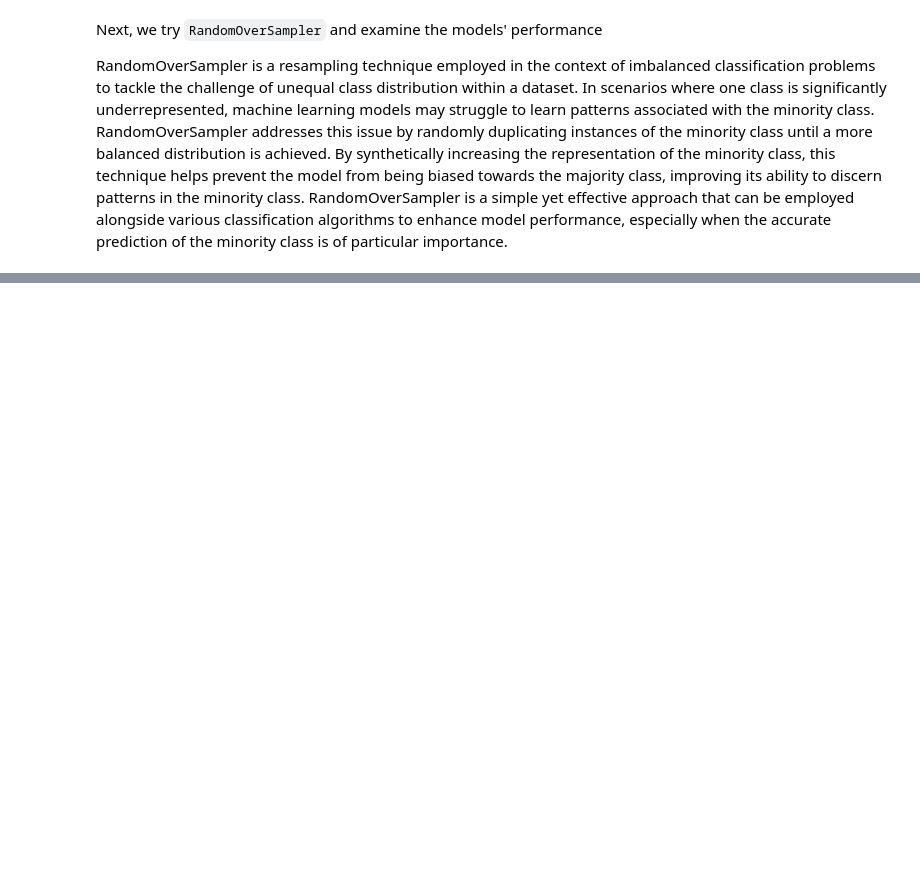
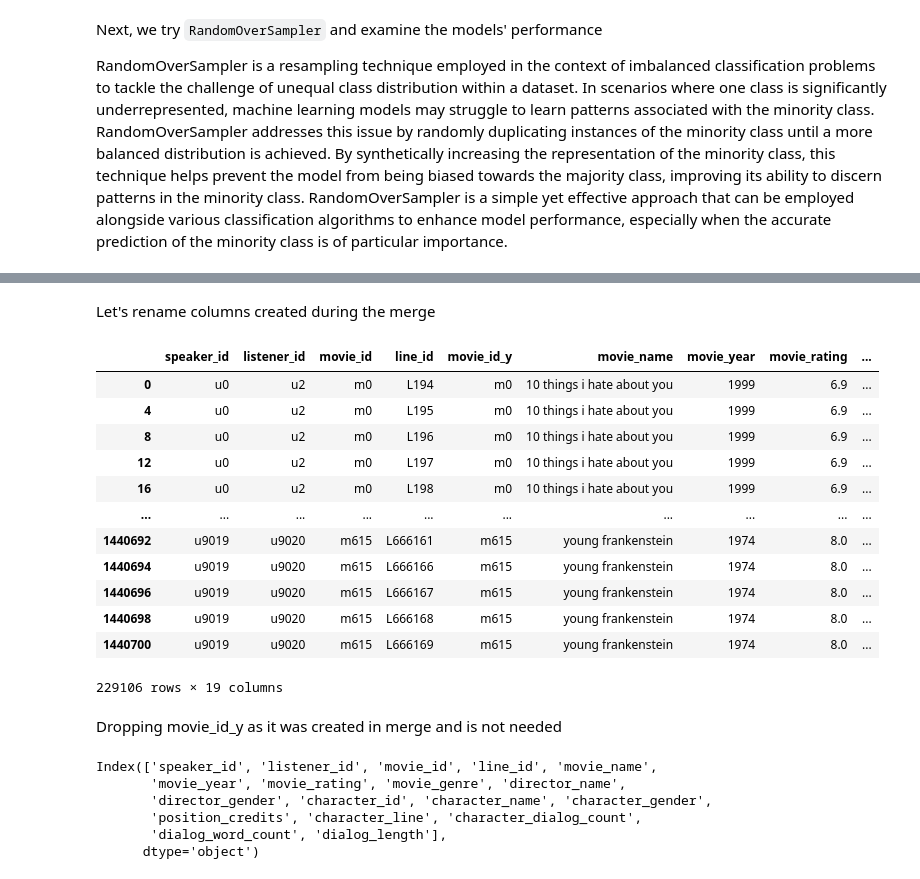
Before and after one commit to Sumitjh26997/CSS581-Final-Project, a Jupyter notebook: CSS581_project.ipynb, the cells around one changed output, grey strips where cells are left out. Cells and saved outputs as stored; diff of their text form; code cells hidden in the pictures; blank space fills up the shorter version.

```diff
--- a/CSS581_project.ipynb
+++ b/CSS581_project.ipynb
@@ -2961,0 +2565,23 @@ Support Vector Machine AUC: 0.808
+# %%
+character_conversations_df = character_conversations_df.drop_duplicates()
+# %% [markdown]
+Let's rename columns created during the merge
+# %%
+character_conversations_df = character_conversations_df.rename(columns={"movie_id_x": "movie_id"})
+character_conversations_df
+# %% [output]
+|  | speaker_id | listener_id | movie_id | line_id | movie_id_y | movie_name | movie_year | movie_rating | ... |
+| 0 | u0 | u2 | m0 | L194 | m0 | 10 things i hate about you | 1999 | 6.9 | ... |
+| 4 | u0 | u2 | m0 | L195 | m0 | 10 things i hate about you | 1999 | 6.9 | ... |
+| 8 | u0 | u2 | m0 | L196 | m0 | 10 things i hate about you | 1999 | 6.9 | ... |
+| 12 | u0 | u2 | m0 | L197 | m0 | 10 things i hate about you | 1999 | 6.9 | ... |
+| 16 | u0 | u2 | m0 | L198 | m0 | 10 things i hate about you | 1999 | 6.9 | ... |
+| ... | ... | ... | ... | ... | ... | ... | ... | ... | ... |
+| 1440692 | u9019 | u9020 | m615 | L666161 | m615 | young frankenstein | 1974 | 8.0 | ... |
+| 1440694 | u9019 | u9020 | m615 | L666166 | m615 | young frankenstein | 1974 | 8.0 | ... |
+| 1440696 | u9019 | u9020 | m615 | L666167 | m615 | young frankenstein | 1974 | 8.0 | ... |
+| 1440698 | u9019 | u9020 | m615 | L666168 | m615 | young frankenstein | 1974 | 8.0 | ... |
+| 1440700 | u9019 | u9020 | m615 | L666169 | m615 | young frankenstein | 1974 | 8.0 | ... |
+229106 rows × 19 columns
+# %% [markdown]
+Dropping movie_id_y as it was created in merge and is not needed
@@ -2961,0 +2590,9 @@ Support Vector Machine AUC: 0.808
+# %%
+character_conversations_df.columns
+# %% [output]
+Index(['speaker_id', 'listener_id', 'movie_id', 'line_id', 'movie_name',
+       'movie_year', 'movie_rating', 'movie_genre', 'director_name',
+       'director_gender', 'character_id', 'character_name', 'character_gender',
+       'position_credits', 'character_line', 'character_dialog_count',
+       'dialog_word_count', 'dialog_length'],
+      dtype='object')
```
Also changed, not shown: parts of 72 cells of this notebook.
